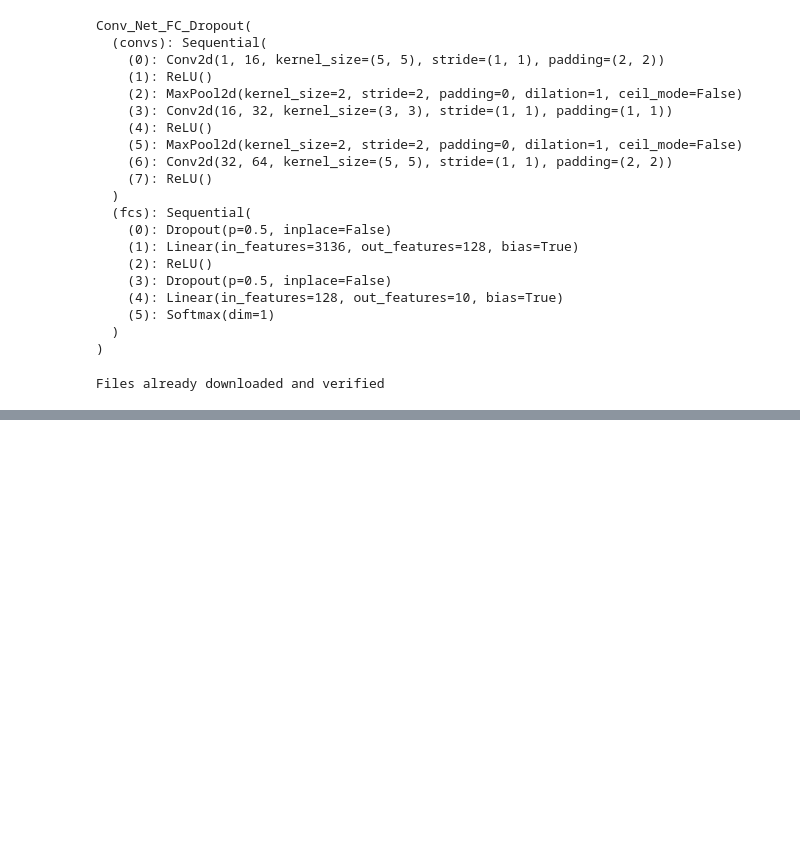
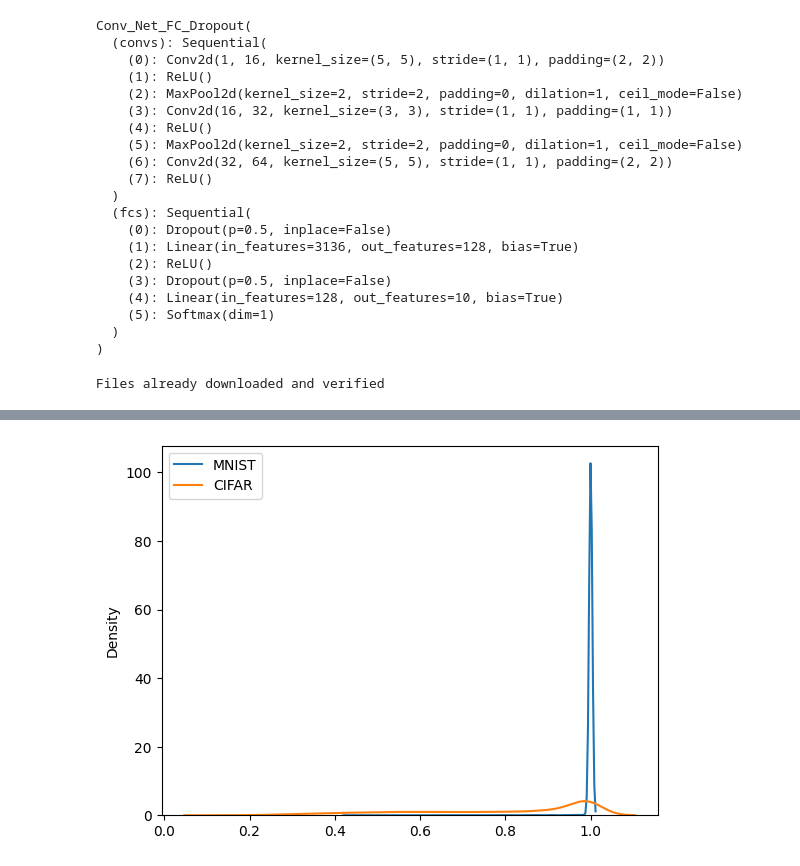
Before and after one commit to JuliusKoerner/OOD, a Jupyter notebook: softmax_confidence.ipynb, the cells around one changed output, grey strips where cells are left out. Drawn from its saved outputs; the diff is of its cells as text; code cells hidden in the pictures; blank space fills up the shorter version.

```diff
--- a/softmax_confidence.ipynb
+++ b/softmax_confidence.ipynb
@@ -103,3 +71,10 @@ array([False, False, False, False, False, False, False, False, False,
+# %%
+sns.kdeplot(mnist_softmax, label = 'MNIST')
+sns.kdeplot(cifar_softmax, label = 'CIFAR')
+plt.legend()
+plt.show()
+# %% [output]
+[figure, added]
 # %%
 fpr,tpr, thresholds = roc_curve(np.concatenate((np.zeros_like(cifar_softmax),np.ones_like(mnist_softmax))),np.concatenate(( cifar_softmax, mnist_softmax)))
 plt.plot(fpr, tpr)
```
Also changed, not shown: parts of 7 cells of this notebook, 13 other files.
